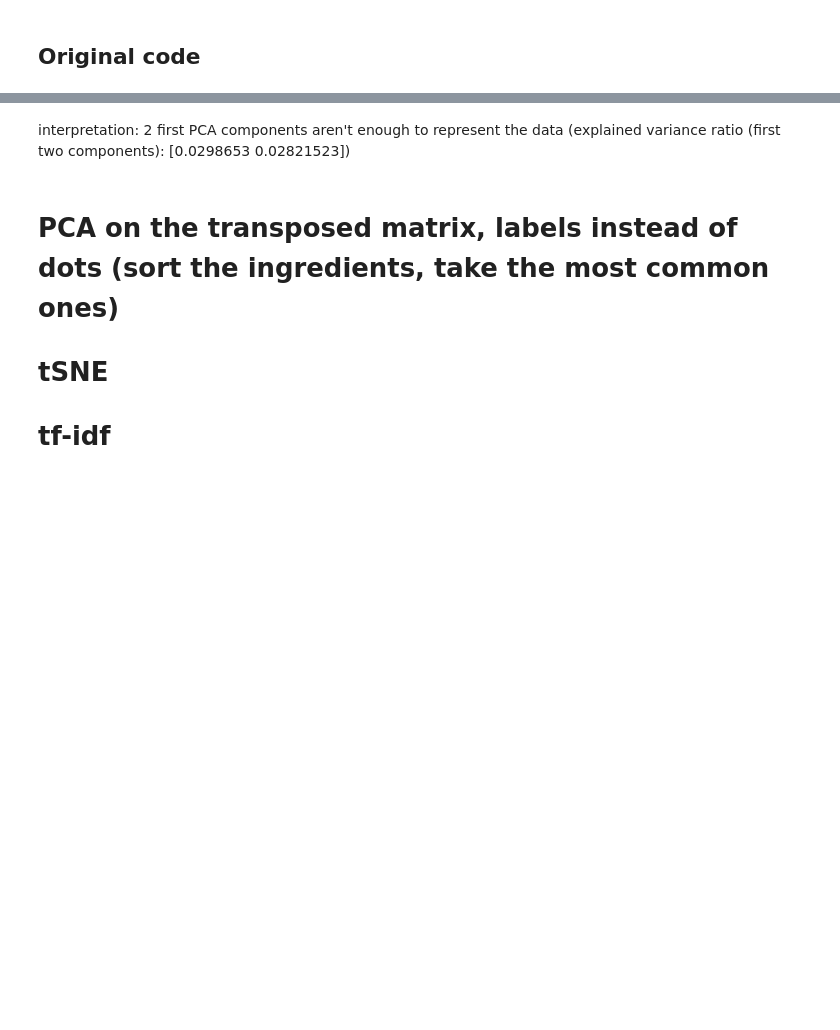
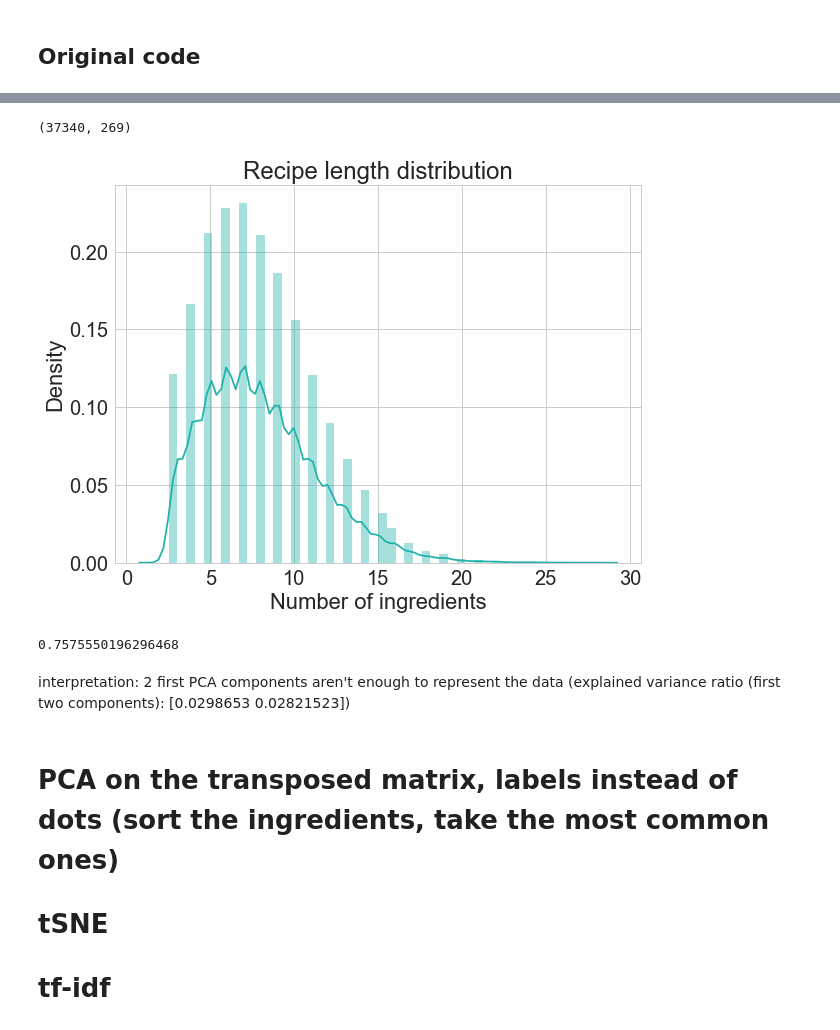
Before and after one commit to Slowika/Bag-of-Recipes, a Jupyter notebook: exploratory_data_analysis.ipynb, the cells around one changed output, grey strips where cells are left out. Saved outputs shown, nothing was run; the diff lists cells and outputs as text; code cells hidden in the pictures; blank space fills up the shorter version.

```diff
--- a/exploratory_data_analysis.ipynb
+++ b/exploratory_data_analysis.ipynb
@@ -85,3 +177,2 @@ plt.tight_layout()
 # %%
-#6867 ingredients in total
-X["number_of_ingredients"] = X.iloc[:, :-2].sum(axis=1)
+X_train["number_of_ingredients"] = X_train.iloc[:, :-2].sum(axis=1)
@@ -90,12 +179,24 @@ X.shape # 37340 total examples (including unknown)
+# %%
+X_train.shape
+# %% [output]
+(37340, 269)
 # %%
 # number of ingredients per recipe
 
 fig, ax = plt.subplots()
 fig.set_size_inches(9, 7)
 
 plt.title("Recipe length distribution")
-_ = sns.distplot(X['number_of_ingredients'], kde=True, label="big")
-fig.savefig('recipes_length.pdf')
+ax = sns.distplot(X_train['number_of_ingredients'], kde=True, label="big",color='lightseagreen')
+ax.set(xlabel='Number of ingredients', ylabel='Density')
+plt.tight_layout()
+fig.savefig('recipes_length.pdf', dpi=200)
+# %% [output]
+[figure, added]
+# %%
+X_train['number_of_ingredients'].kurtosis()
+# %% [output]
+0.7575550196296468
 # %%
 pca   = PCA(n_components=2)
 X_pca = pca.fit_transform(X.iloc[:, :-3])
```
Also changed, not shown: parts of 41 cells of this notebook.
